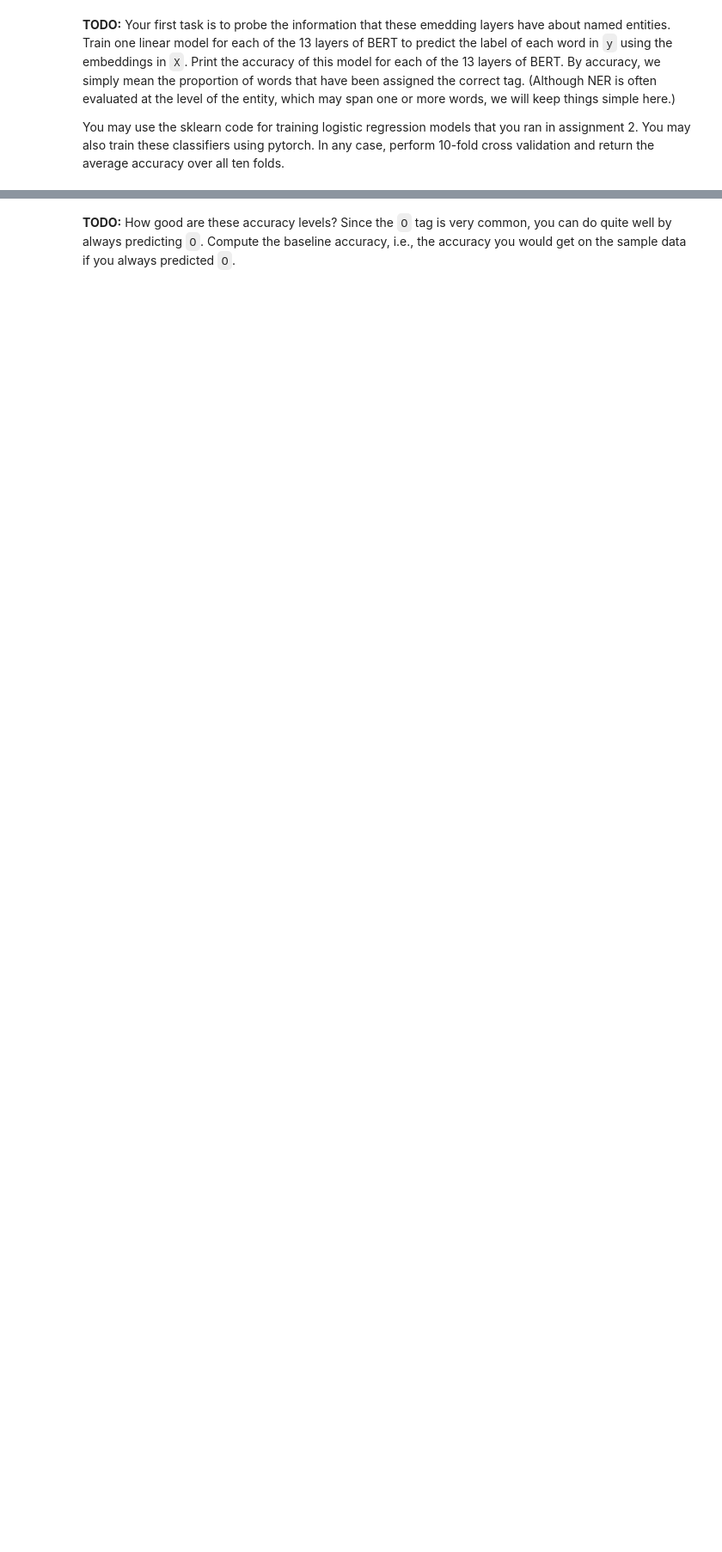
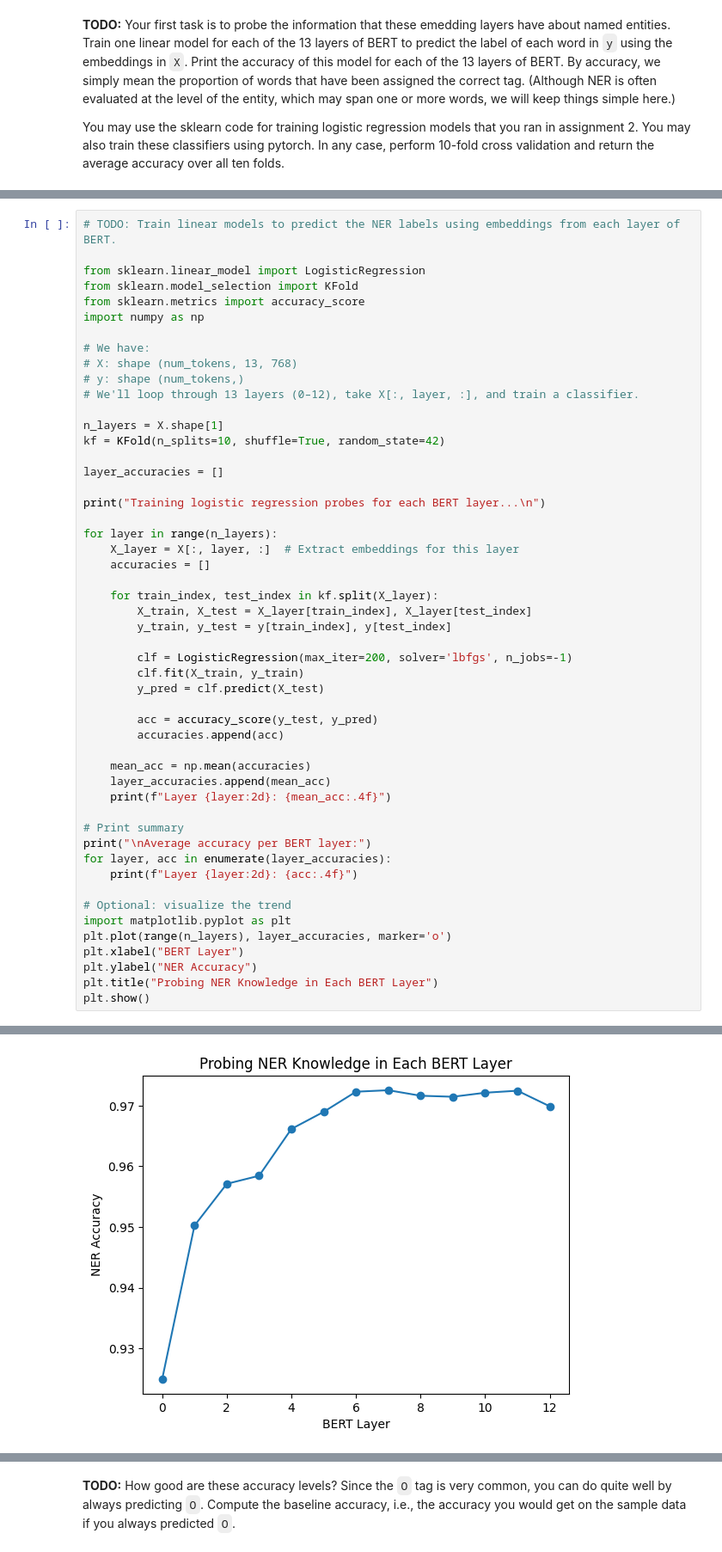
Before and after one commit to sirius70/NLP_HW3, a Jupyter notebook: bert_probe.ipynb, the cells around one changed output, grey strips where cells are left out. Shown at 86% size. Saved outputs shown, nothing was run; the diff lists cells and outputs as text; blank space fills up the shorter version.

```diff
--- a/bert_probe.ipynb
+++ b/bert_probe.ipynb
@@ -135,0 +201,52 @@ You may use the sklearn code for training logistic regression models that you ra
+# %%
+# TODO: Train linear models to predict the NER labels using embeddings from each layer of BERT.
+
+from sklearn.linear_model import LogisticRegression
+from sklearn.model_selection import KFold
+from sklearn.metrics import accuracy_score
+import numpy as np
+
+# We have:
+# X: shape (num_tokens, 13, 768)
+# y: shape (num_tokens,)
+# We'll loop through 13 layers (0–12), take X[:, layer, :], and train a classifier.
+
+n_layers = X.shape[1]
+kf = KFold(n_splits=10, shuffle=True, random_state=42)
+
+layer_accuracies = []
+
+print("Training logistic regression probes for each BERT layer...\n")
+
+for layer in range(n_layers):
+    X_layer = X[:, layer, :]  # Extract embeddings for this layer
+    accuracies = []
+
+    for train_index, test_index in kf.split(X_layer):
+        X_train, X_test = X_layer[train_index], X_layer[test_index]
+        y_train, y_test = y[train_index], y[test_index]
+
+        clf = LogisticRegression(max_iter=200, solver='lbfgs', n_jobs=-1)
+        clf.fit(X_train, y_train)
+        y_pred = clf.predict(X_test)
+
+        acc = accuracy_score(y_test, y_pred)
+        accuracies.append(acc)
+
+    mean_acc = np.mean(accuracies)
+    layer_accuracies.append(mean_acc)
+    print(f"Layer {layer:2d}: {mean_acc:.4f}")
+
+# Print summary
+print("\nAverage accuracy per BERT layer:")
+for layer, acc in enumerate(layer_accuracies):
+    print(f"Layer {layer:2d}: {acc:.4f}")
+
+# Optional: visualize the trend
+import matplotlib.pyplot as plt
+plt.plot(range(n_layers), layer_accuracies, marker='o')
+plt.xlabel("BERT Layer")
+plt.ylabel("NER Accuracy")
+plt.title("Probing NER Knowledge in Each BERT Layer")
+plt.show()
+# %% [output]
@@ -135,0 +270 @@ You may use the sklearn code for training logistic regression models that you ra
+[figure, added]
```
Also changed, not shown: parts of 18 cells of this notebook.
